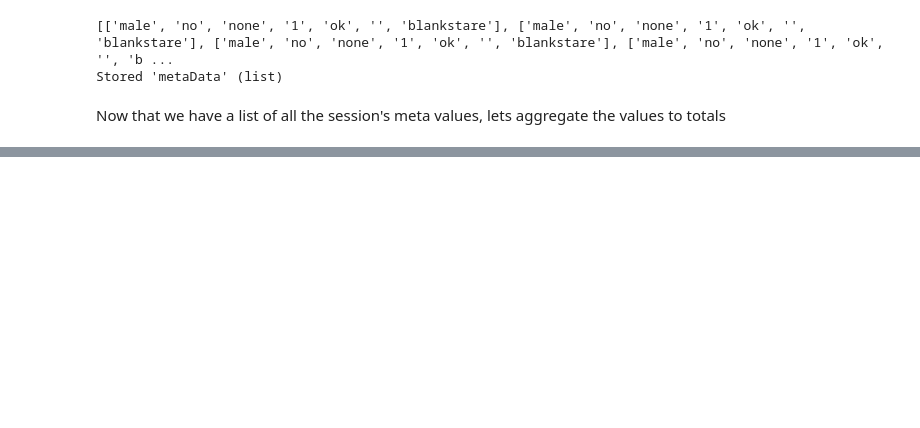
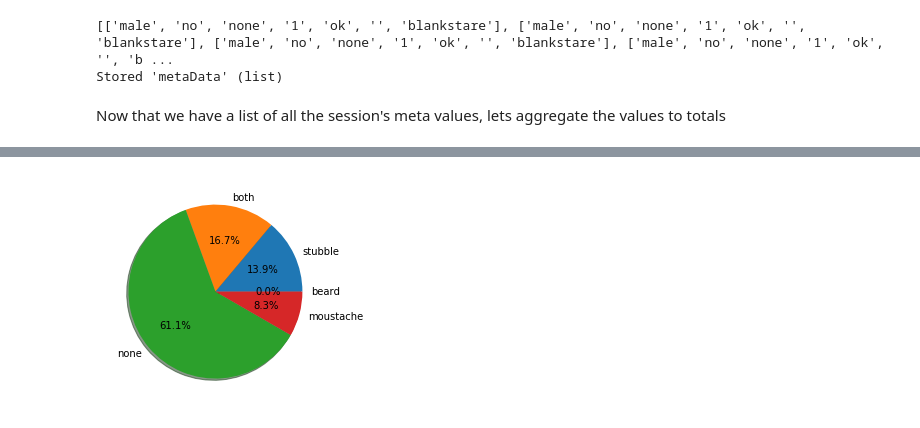
Before and after one commit to bkneis/PhotofaceDBExplorer, a Jupyter notebook: PhotofaceDataExplorer.ipynb, the cells around one changed output, grey strips where cells are left out. Cells and saved outputs as stored; diff of their text form; code cells hidden in the pictures; blank space fills up the shorter version.

```diff
--- a/PhotofaceDataExplorer.ipynb
+++ b/PhotofaceDataExplorer.ipynb
@@ -60,0 +78,5 @@ print(totals)
+# %%
+import plotHelper
+plotHelper.plotPie(totals['facialHair'])
+# %% [output]
+[figure, added]
```
Also changed, not shown: parts of 9 cells of this notebook.
